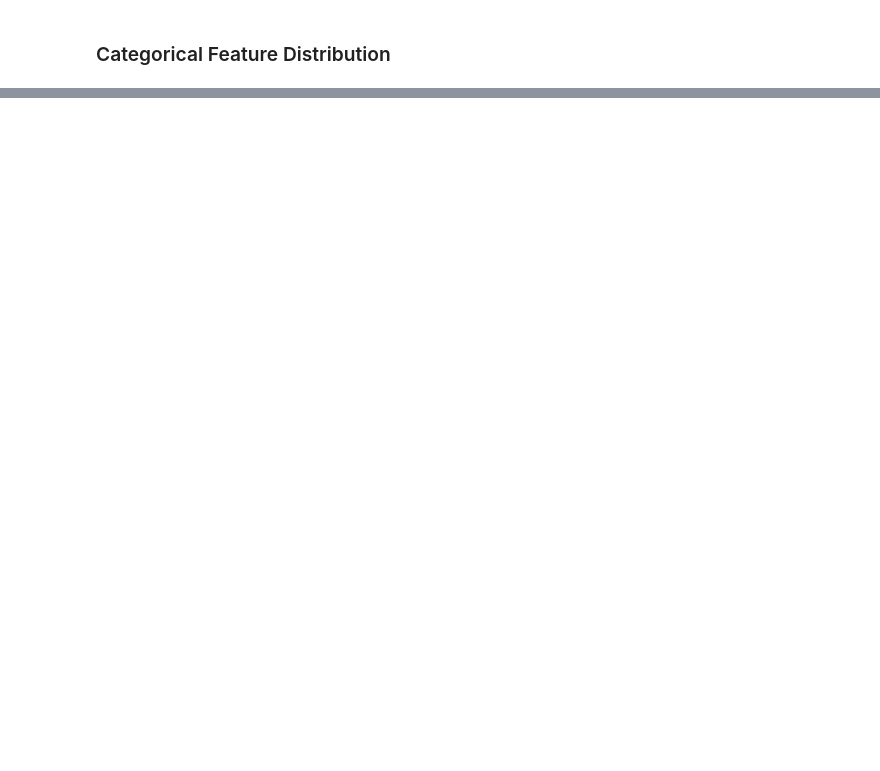
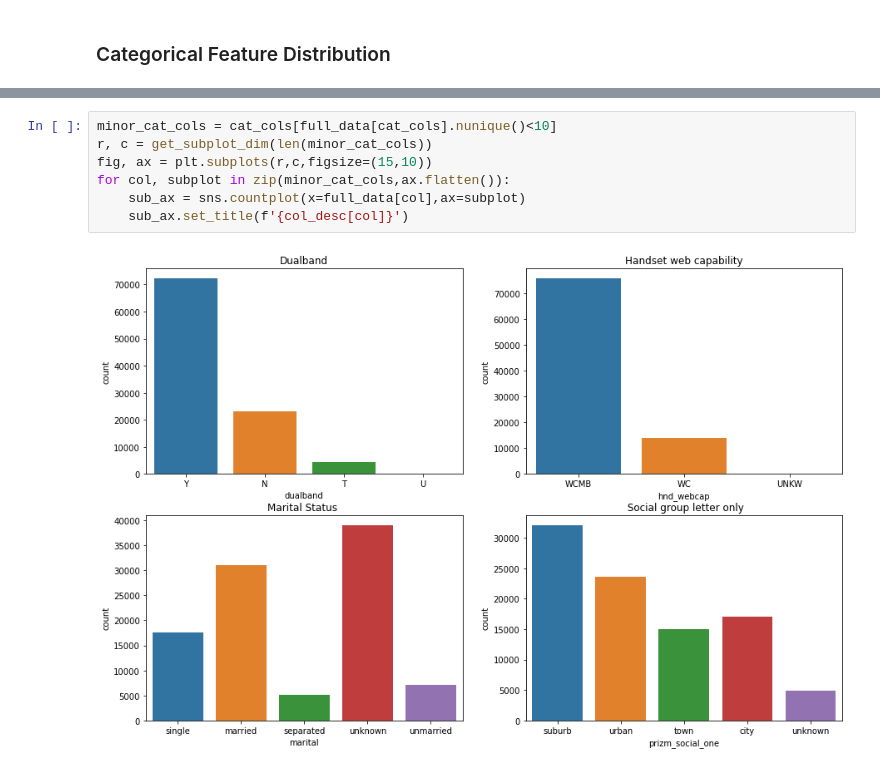
Before and after one commit to Jeff-ChenFan-Wang/TelecomChurnAnalysis, a Jupyter notebook: EDA.ipynb, the cells around one changed output, grey strips where cells are left out. Drawn from its saved outputs; the diff is of its cells as text; blank space fills up the shorter version.

```diff
--- a/EDA.ipynb
+++ b/EDA.ipynb
@@ -128,0 +130,9 @@ sns.countplot(
+# %%
+minor_cat_cols = cat_cols[full_data[cat_cols].nunique()<10]
+r, c = get_subplot_dim(len(minor_cat_cols))
+fig, ax = plt.subplots(r,c,figsize=(15,10))
+for col, subplot in zip(minor_cat_cols,ax.flatten()):
+    sub_ax = sns.countplot(x=full_data[col],ax=subplot)
+    sub_ax.set_title(f'{col_desc[col]}')
+# %% [output]
+[figure, added]
```
Also changed, not shown: parts of 13 cells of this notebook, 4 other files.
